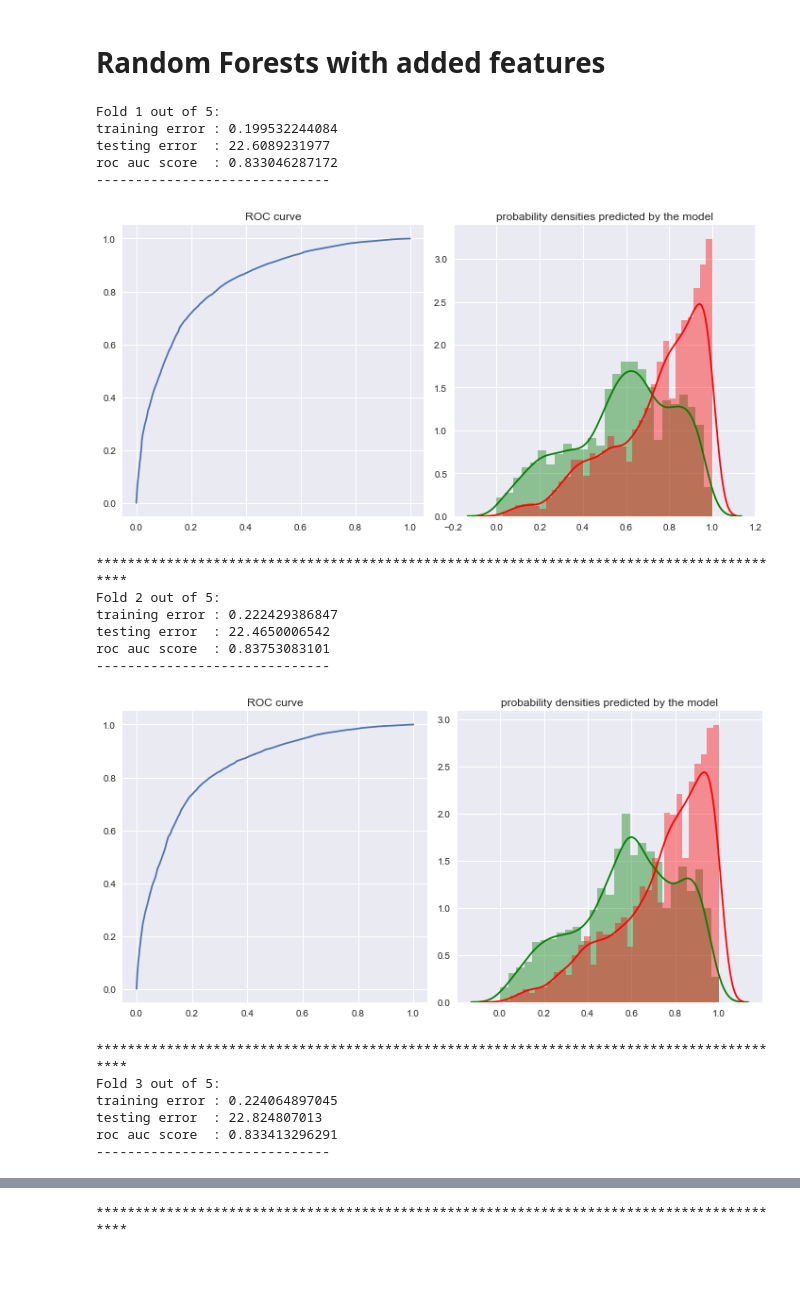
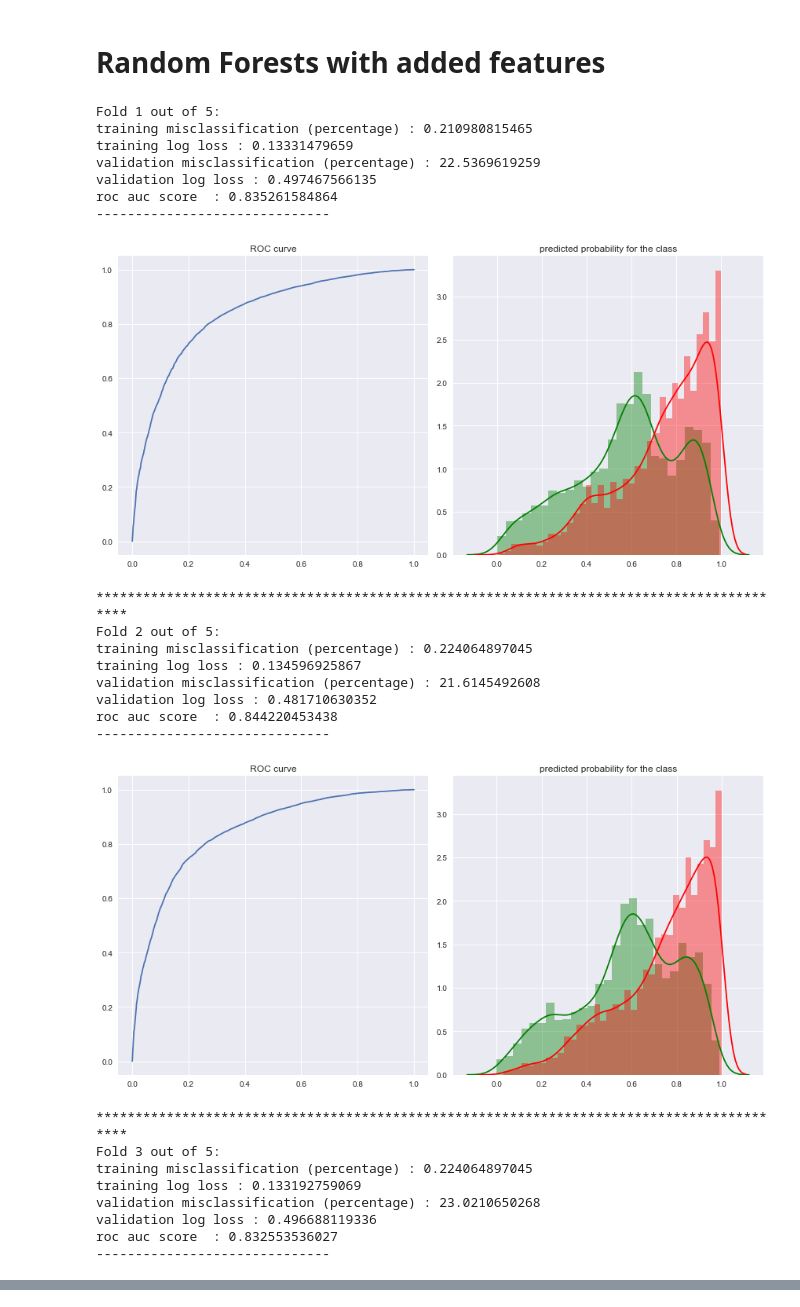
Before and after one commit to partha0solapurkar/springboard_data_science_intensive, a Jupyter notebook: capstone_project/preliminary_model.ipynb, the cells around one changed output, grey strips where cells are left out. Drawn from its saved outputs; the diff is of its cells as text; code cells hidden in the pictures; blank space fills up the shorter version.

```diff
--- a/capstone_project/preliminary_model.ipynb
+++ b/capstone_project/preliminary_model.ipynb
@@ -213,13 +213,14 @@ for train, cv in kf.split(X_users):
 
     # plot the roc curve and probability distributions of the two classes
     fpr, tpr, thresholds = roc_curve(y_cv, prob_cv[:, 1])
-    fig, (ax1, ax2) = plt.subplots(1,2, figsize=(10,5))
+    fig, (ax1, ax2) = plt.subplots(1,2, figsize=(12,6))
     ax1.plot(fpr, tpr)
     ax1.set_title('ROC curve')
 
     # plot the probability distribution for the two classes on the validation set
     distr_p1 = pd.Series(prob_cv[:, 1], index=y_cv).loc[1].values
     distr_p0 = pd.Series(prob_cv[:, 0], index=y_cv).loc[0].values
+    ax2.legend()
     ax2 = sns.distplot(distr_p1, color='green', label='booked')
     ax2 = sns.distplot(distr_p0, color='red', label='didn\'t book')
     ax2.set_title('distributions for the two classes')
@@ -334,6 +335,7 @@ for train, cv in kf.split(X_u):
     # plot the probability distribution for the two classes
     distr_p1 = pd.Series(prob_cv[:,1], index=y_cv).loc[1].values
     distr_p0 = pd.Series(prob_cv[:,0], index=y_cv).loc[0].values
+    ax2.legend()
     ax2 = sns.kdeplot(distr_p1, color='green', label='booked')
     ax2 = sns.kdeplot(distr_p0, color='red', label='didn\'t book')
     ax2.set_title('distributions for the two classes')
@@ -443,7 +445,7 @@ for train, cv in kf.split(X_users):
 #     y_train = y_train.iloc[samples]
 
     # train a logistic regression classifier
-    clf = RandomForestClassifier(n_estimators=100)
+    clf = RandomForestClassifier(n_estimators=200)
     clf.fit(X_train, y_train)
 
     # check the performance on the training set
@@ -451,49 +453,56 @@ for train, cv in kf.split(X_users):
     print 'training misclassification (percentage) :', (100. - (y_train == predictions_train).sum() * 100. / float(len(y_train)))
     prob_train = clf.predict_proba(X_train)
     print 'training log loss :', log_loss(y_train, prob_train)
 
     # check the performance on the validation set
     predictions_cv = clf.predict(X_cv)
     print 'validation misclassification (percentage) :', (100. - (y_cv == predictions_cv).sum() * 100. / float(len(y_cv)))
     prob_cv = clf.predict_proba(X_cv)
     print 'validation log loss :', log_loss(y_cv, prob_cv)
 
     # print the area under the ROC curve
     print 'roc auc score  :', roc_auc_score(y_cv, prob_cv[:, 1])
     print '-'*30
 
     # plot the roc curve
     fpr, tpr, thresholds = roc_curve(y_cv, prob_cv[:, 1])
-    fig, (ax1, ax2) = plt.subplots(1,2, figsize=(10,5))
+    fig, (ax1, ax2) = plt.subplots(1,2, figsize=(12,6))
     ax1.plot(fpr, tpr)
     ax1.set_title('ROC curve')
     # plot the probability distribution for the two classes
     distr_p1 = pd.Series(prob_cv[:,1], index=y_cv).loc[1].values
     distr_p0 = pd.Series(prob_cv[:,0], index=y_cv).loc[0].values
+    ax2.legend()
     ax2 = sns.distplot(distr_p1, color='green', label='booked')
-    ax2 = sns.distplot(distr_p0, color='red', label='didn\'t book')
+    ax2 = sns.distplot(distr_p0, color='red', label='did not book')
     ax2.set_title('predicted probability for the class')
     fig.tight_layout()
     plt.show()
     print '*'*90
     #ax = sns.kdeplot(prob_cv[:, 1])
 # %% [output]
 Fold 1 out of 5:
-training error : 0.199532244084
-testing error  : 22.6089231977
-roc auc score  : 0.833046287172
+training misclassification (percentage) : 0.210980815465
+training log loss : 0.13331479659
+validation misclassification (percentage) : 22.5369619259
+validation log loss : 0.497467566135
+roc auc score  : 0.835261584864
 ------------------------------
-[figure, old version]
+[figure, new version]
 ******************************************************************************************
 Fold 2 out of 5:
-training error : 0.222429386847
-testing error  : 22.4650006542
-roc auc score  : 0.83753083101
+training misclassification (percentage) : 0.224064897045
+training log loss : 0.134596925867
+validation misclassification (percentage) : 21.6145492608
+validation log loss : 0.481710630352
+roc auc score  : 0.844220453438
 ------------------------------
-[figure, old version]
+[figure, new version]
 ******************************************************************************************
 Fold 3 out of 5:
-training error : 0.224064897045
-testing error  : 22.824807013
-roc auc score  : 0.833413296291
+training misclassification (percentage) : 0.224064897045
+training log loss : 0.133192759069
+validation misclassification (percentage) : 23.0210650268
+validation log loss : 0.496688119336
+roc auc score  : 0.832553536027
 ------------------------------
@@ -515 +512,0 @@ roc auc score  : 0.828860757767
-******************************************************************************************
```
Also changed, not shown: parts of 4 cells of this notebook.
